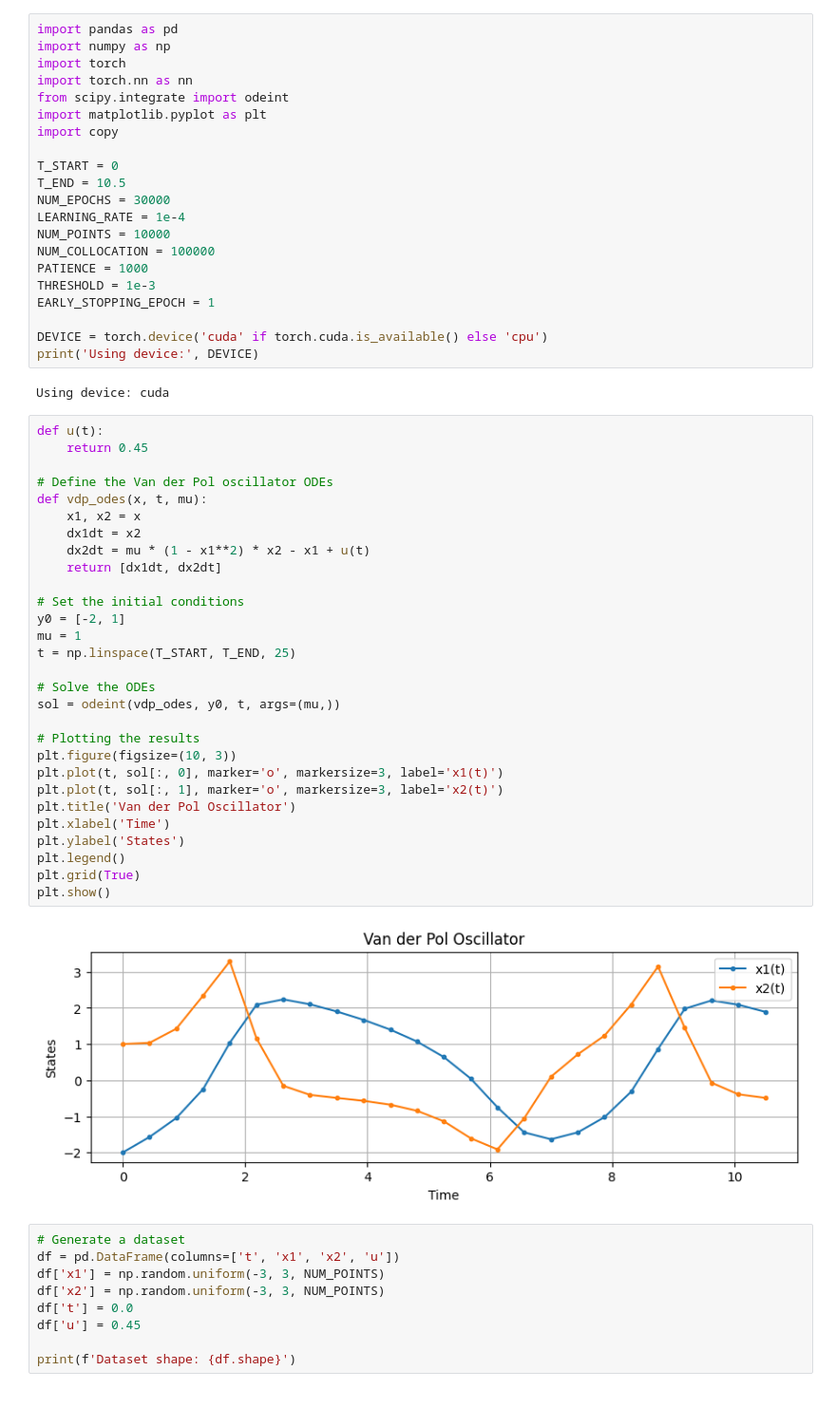
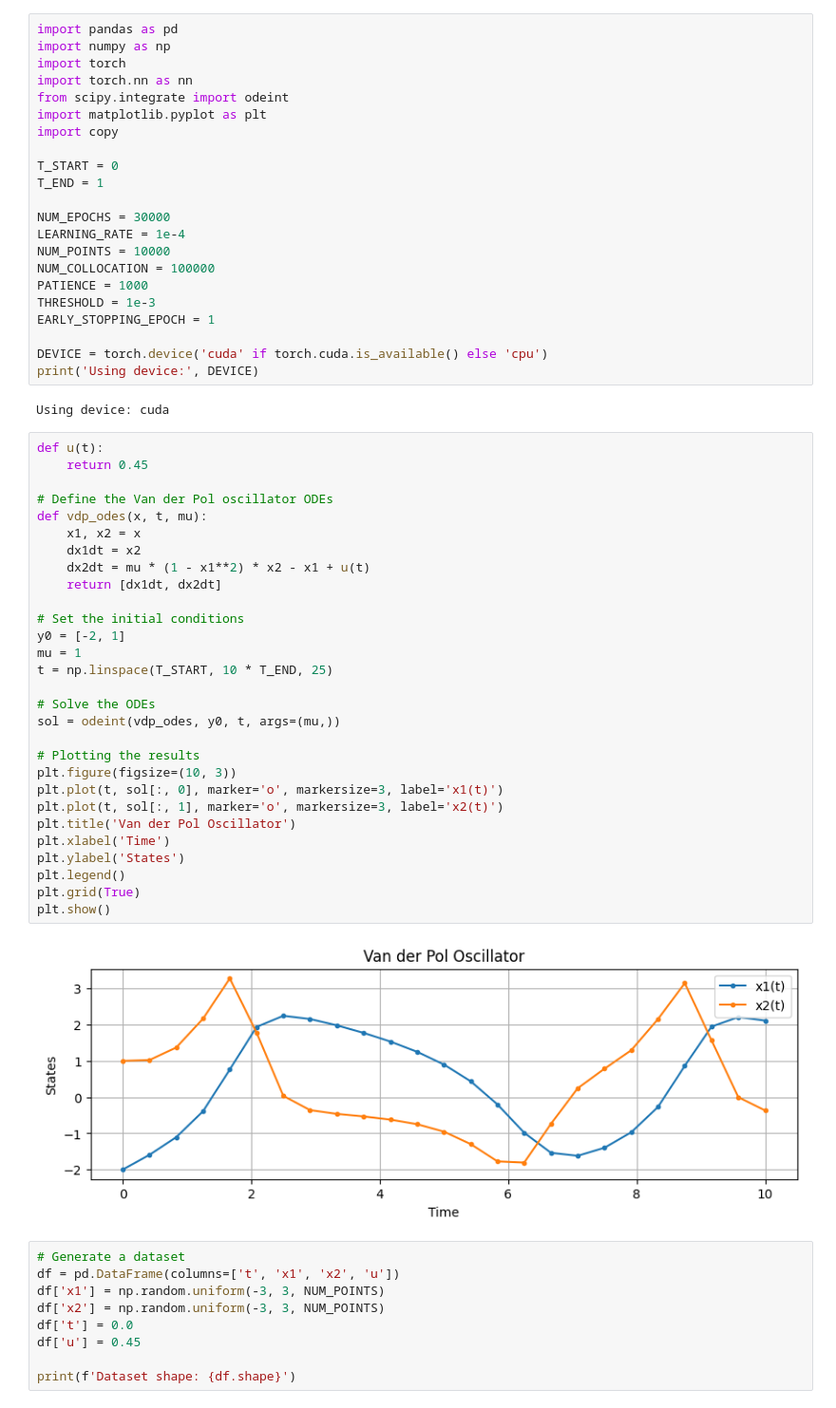
Before and after one commit to costasmexis/dynamic-modeling, a Jupyter notebook: control/Notebook_VPO.ipynb, the cells around one changed output. Shown at 95% size. Cells and saved outputs as stored; diff of their text form.

```diff
--- a/control/Notebook_VPO.ipynb
+++ b/control/Notebook_VPO.ipynb
@@ -8,7 +8,8 @@ import matplotlib.pyplot as plt
 import copy
 
 T_START = 0
-T_END = 10.5
+T_END = 1
+
 NUM_EPOCHS = 30000
 LEARNING_RATE = 1e-4
 NUM_POINTS = 10000
@@ -24,34 +25,34 @@ Using device: cuda
 # %%
 def u(t):
     return 0.45
 
 # Define the Van der Pol oscillator ODEs
 def vdp_odes(x, t, mu):
     x1, x2 = x
     dx1dt = x2
     dx2dt = mu * (1 - x1**2) * x2 - x1 + u(t)
     return [dx1dt, dx2dt]
 
 # Set the initial conditions
 y0 = [-2, 1]
 mu = 1
-t = np.linspace(T_START, T_END, 25)
+t = np.linspace(T_START, 10 * T_END, 25)
 
 # Solve the ODEs
 sol = odeint(vdp_odes, y0, t, args=(mu,))
 
 # Plotting the results
 plt.figure(figsize=(10, 3))
 plt.plot(t, sol[:, 0], marker='o', markersize=3, label='x1(t)')
 plt.plot(t, sol[:, 1], marker='o', markersize=3, label='x2(t)')
 plt.title('Van der Pol Oscillator')
 plt.xlabel('Time')
 plt.ylabel('States')
 plt.legend()
 plt.grid(True)
 plt.show()
 # %% [output]
-[figure, old version]
+[figure, new version]
 # %%
 # Generate a dataset
 df = pd.DataFrame(columns=['t', 'x1', 'x2', 'u'])
```
Also changed, not shown: parts of 3 cells of this notebook, 4 other files.
